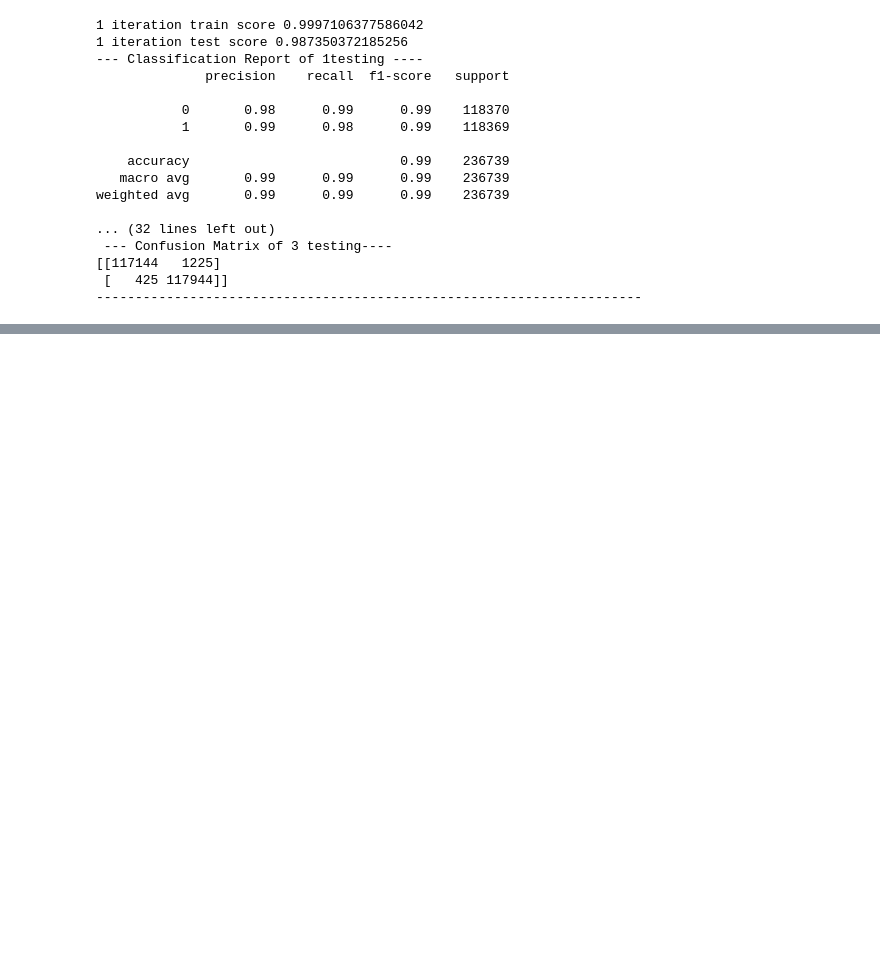
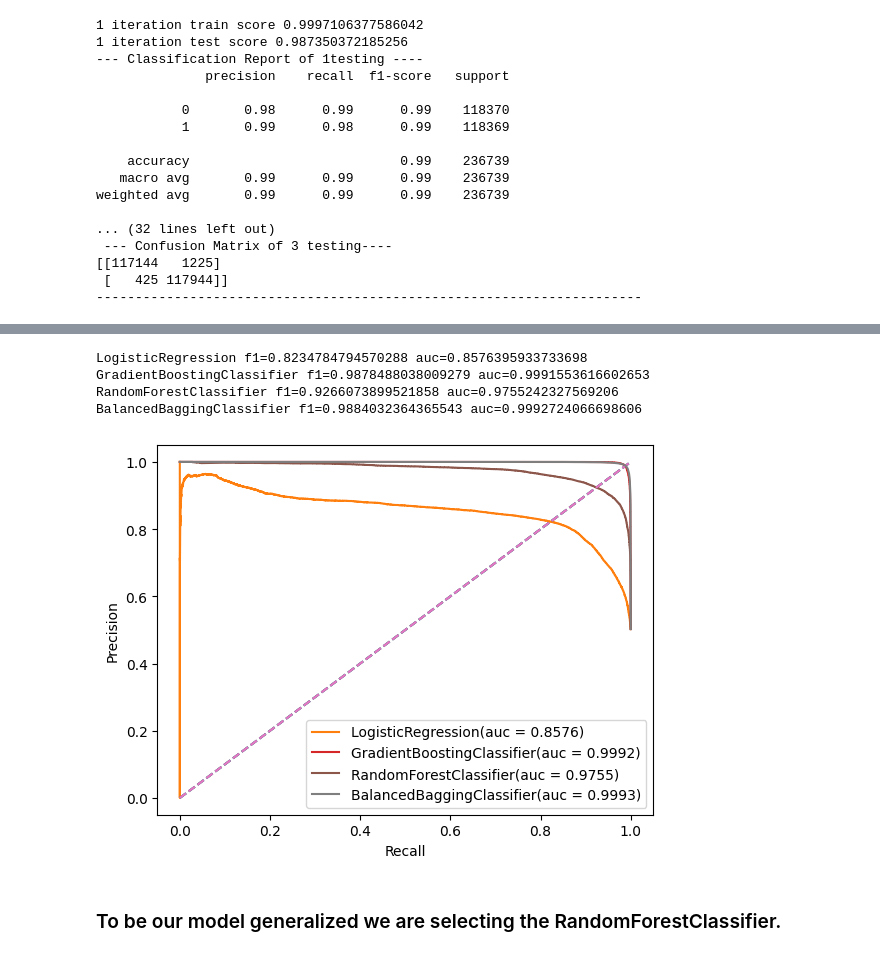
Before and after one commit to medashabari/BackorderPrediction, a Jupyter notebook: notebook/Backorder-prediction.ipynb, the cells around one changed output, grey strips where cells are left out. Cells and saved outputs as stored; diff of their text form; code cells hidden in the pictures; blank space fills up the shorter version.

```diff
--- a/notebook/Backorder-prediction.ipynb
+++ b/notebook/Backorder-prediction.ipynb
@@ -827,0 +776,34 @@ weighted avg       0.99      0.99      0.99    236739
+# %%
+# precision-recall curve and f1
+
+from sklearn.metrics import precision_recall_curve
+from sklearn.metrics import f1_score
+from sklearn.metrics import auc
+
+for name,model in classifiers.items():
+    probs = model.predict_proba(X_test)
+    probs = probs[:, 1]
+
+    yhat = model.predict(X_test)
+    precision, recall, _ = precision_recall_curve(y_test, probs)
+    lr_f1, lr_auc = f1_score(y_test, yhat), auc(recall, precision)
+    print(f'{name} f1={lr_f1} auc={lr_auc}')
+
+    plt.plot([0, 1], linestyle='--')
+    plt.plot(recall, precision, label=f"{name}(auc = {round(lr_auc,4)})")
+    # axis labels
+plt.xlabel('Recall')
+plt.ylabel('Precision')
+    # show the legend
+plt.legend()
+# show the plot
+plt.savefig('/config/workspace/notebook/Images/precision_recall.png')
+plt.show()
+# %% [output]
+LogisticRegression f1=0.8234784794570288 auc=0.8576395933733698
+GradientBoostingClassifier f1=0.9878488038009279 auc=0.9991553616602653
+RandomForestClassifier f1=0.9266073899521858 auc=0.9755242327569206
+BalancedBaggingClassifier f1=0.9884032364365543 auc=0.9992724066698606
+[figure, added]
+# %% [markdown]
+### To be our model generalized we are selecting the RandomForestClassifier.
```
Also changed, not shown: parts of 24 cells of this notebook, 8 other files.
